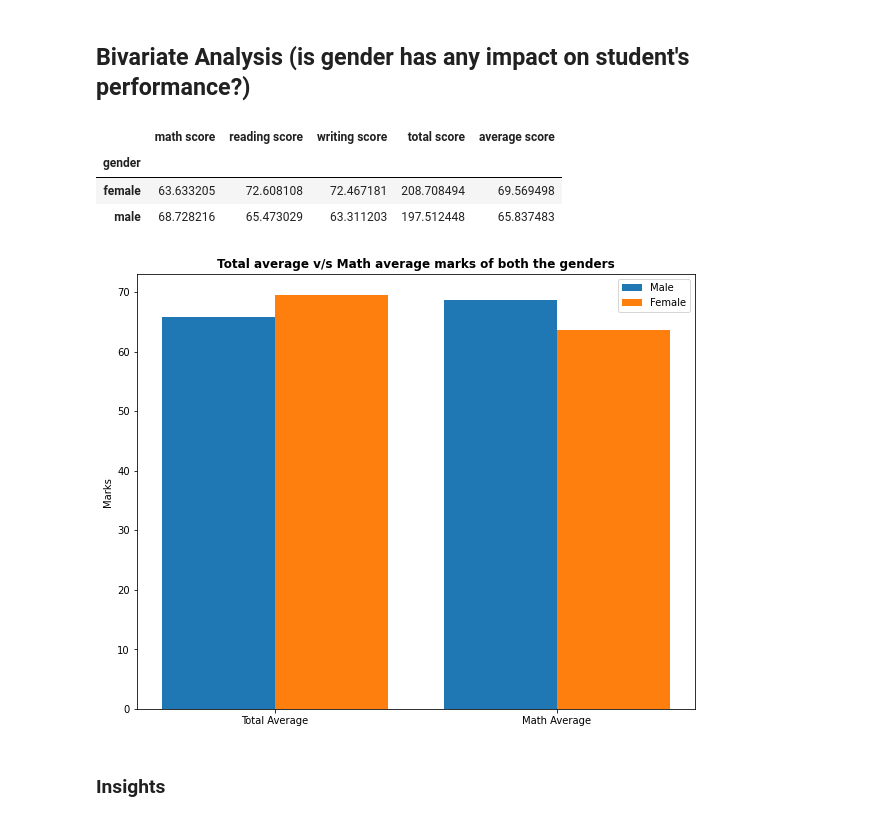
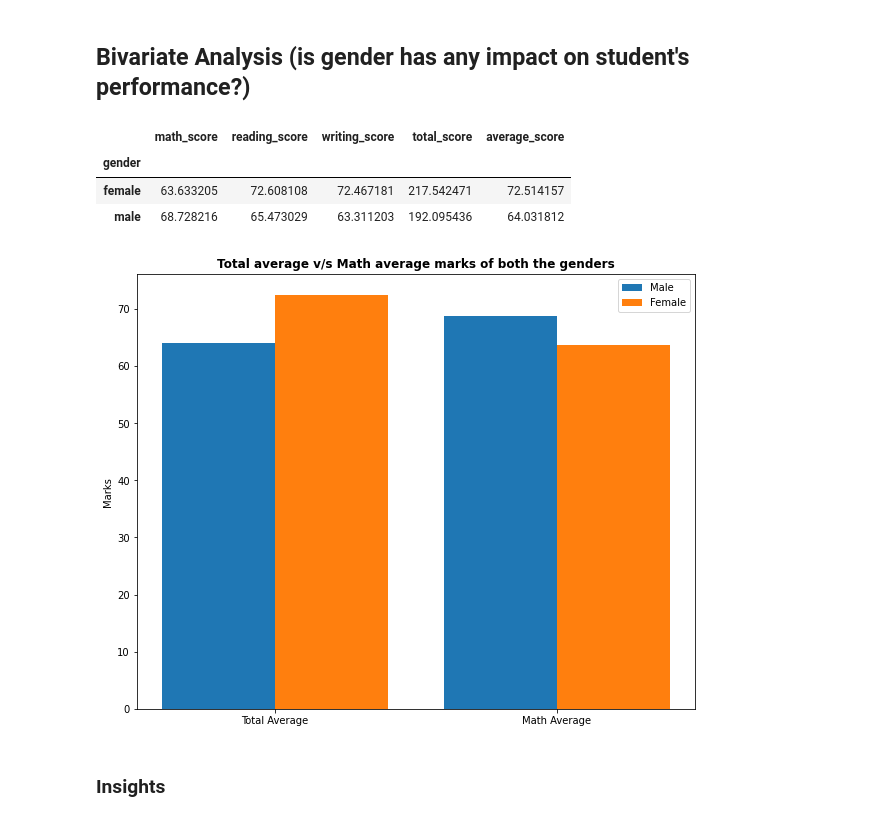
Before and after one commit to minakshisontake/ml_repository, a Jupyter notebook: notebook/data/EDA STUDENT PERFORMANCE.ipynb, the cells around one changed output. Saved outputs shown, nothing was run; the diff lists cells and outputs as text; code cells hidden in the pictures.

```diff
--- a/notebook/data/EDA STUDENT PERFORMANCE.ipynb
+++ b/notebook/data/EDA STUDENT PERFORMANCE.ipynb
@@ -205,7 +205,7 @@ we have 5 categorical features:['gender', 'race/ethnicity', 'parental level of e
 # %% [markdown]
 ### 3.8 Adding columns for "Total Score" and "Average"
 # %%
-df['total score']=df['math score']+df['reading score']+df['writing score']
-df['average score']=df['total score']/3
+df['total_score']=df['writing_score']+df['reading_score']+df['writing_score']
+df['average_score']=df['total_score']/3
 df.head()
 # %% [output]
@@ -433,31 +433,31 @@ plt.show()
 gender_group=df.groupby('gender').mean()
 gender_group
 # %% [output]
-|  | math score | reading score | writing score | total score | average score |
+|  | math_score | reading_score | writing_score | total_score | average_score |
 | gender |  |  |  |  |  |
-| female | 63.633205 | 72.608108 | 72.467181 | 208.708494 | 69.569498 |
-| male | 68.728216 | 65.473029 | 63.311203 | 197.512448 | 65.837483 |
+| female | 63.633205 | 72.608108 | 72.467181 | 217.542471 | 72.514157 |
+| male | 68.728216 | 65.473029 | 63.311203 | 192.095436 | 64.031812 |
 # %%
 plt.figure(figsize=(10, 8))
 
 X = ['Total Average','Math Average']
 
 
-female_scores = [gender_group['average score'][0], gender_group['math score'][0]]
-male_scores = [gender_group['average score'][1], gender_group['math score'][1]]
+female_scores = [gender_group['average_score'][0], gender_group['math_score'][0]]
+male_scores = [gender_group['average_score'][1], gender_group['math_score'][1]]
 
 X_axis = np.arange(len(X))
 
 plt.bar(X_axis - 0.2, male_scores, 0.4, label = 'Male')
 plt.bar(X_axis + 0.2, female_scores, 0.4, label = 'Female')
 
 plt.xticks(X_axis, X)
 plt.ylabel("Marks")
 plt.title("Total average v/s Math average marks of both the genders", fontweight='bold')
 plt.legend()
 plt.show()
 # %% [output]
-[figure, old version]
+[figure, new version]
 # %% [markdown]
 ### Insights
 # %% [markdown]
```
Also changed, not shown: parts of 26 cells of this notebook, 8 other files.
